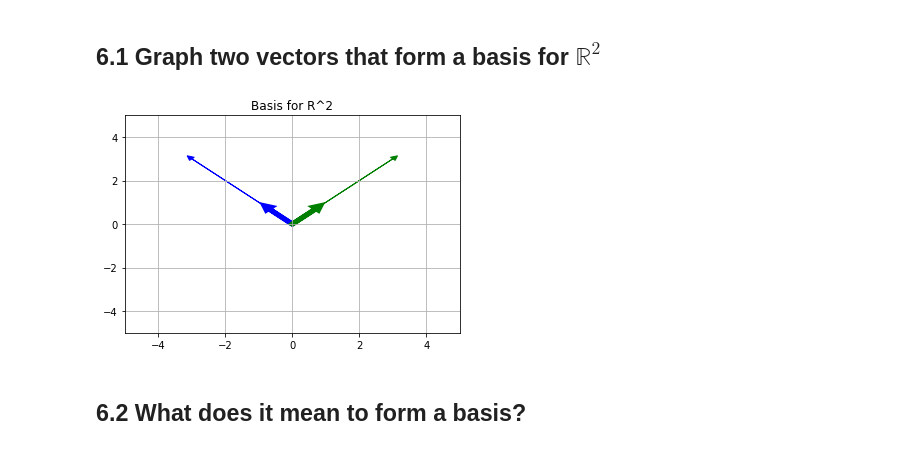
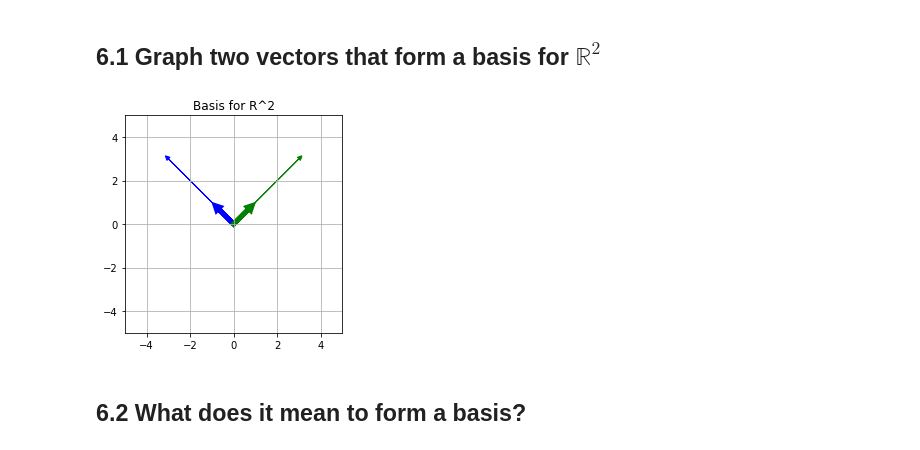
Before and after one commit to JenBanks8585/DS-Unit-1-Sprint-3-Linear-Algebra, a Jupyter notebook: module2-intermediate-linear-algebra/LS_DS_132_Intermediate_Linear_Algebra_Assignment.ipynb, the cells around one changed output. Saved outputs shown, nothing was run; the diff lists cells and outputs as text; code cells hidden in the pictures.

```diff
--- a/module2-intermediate-linear-algebra/LS_DS_132_Intermediate_Linear_Algebra_Assignment.ipynb
+++ b/module2-intermediate-linear-algebra/LS_DS_132_Intermediate_Linear_Algebra_Assignment.ipynb
@@ -592,29 +597,30 @@ Since none of th3 3 vectors are colinear, then the span is the infinite 3d space
 # %%
 # find basis vectors in 2-d
 
 blue = np.array([-3, 3])
 green = np.array([3, 3])
 
 bluenorm=np.linalg.norm(blue)                      # computing norm of blue vector
 greennorm=np.linalg.norm(green)                    # computing norm of green vector
 
 blue_unit= blue/blue_norm                          # computing unit vector of blue vector
 green_unit= green/green_norm                       # computing unit vector of green vector
 
 # Plot the original and Scaled Vectors
 plt.arrow(0,0, blue[0], blue[1],head_width=.2, head_length=0.2, color ='blue')
 plt.arrow(0,0, green[0], green[1],head_width=.2, head_length=0.2, color ='green')
 plt.arrow(0,0, blue_unit[0], blue_unit[1],head_width=.2, head_length=0.2,linewidth= 5, color ='blue')
 plt.arrow(0,0, green_unit[0], green_unit[1],head_width=.2, head_length=0.2,linewidth=5, color ='green')
 
 plt.grid()
 plt.xlim(-5,5)
 plt.ylim(-5,5)
+plt.gca().set_aspect("equal")
 
 plt.title("Basis for R^2")
 plt.show()
 # %% [output]
-[figure, old version]
+[figure, new version]
 # %% [markdown]
 ## 6.2 What does it mean to form a basis?
 # %% [markdown]
```
Also changed, not shown: parts of 15 cells of this notebook.
